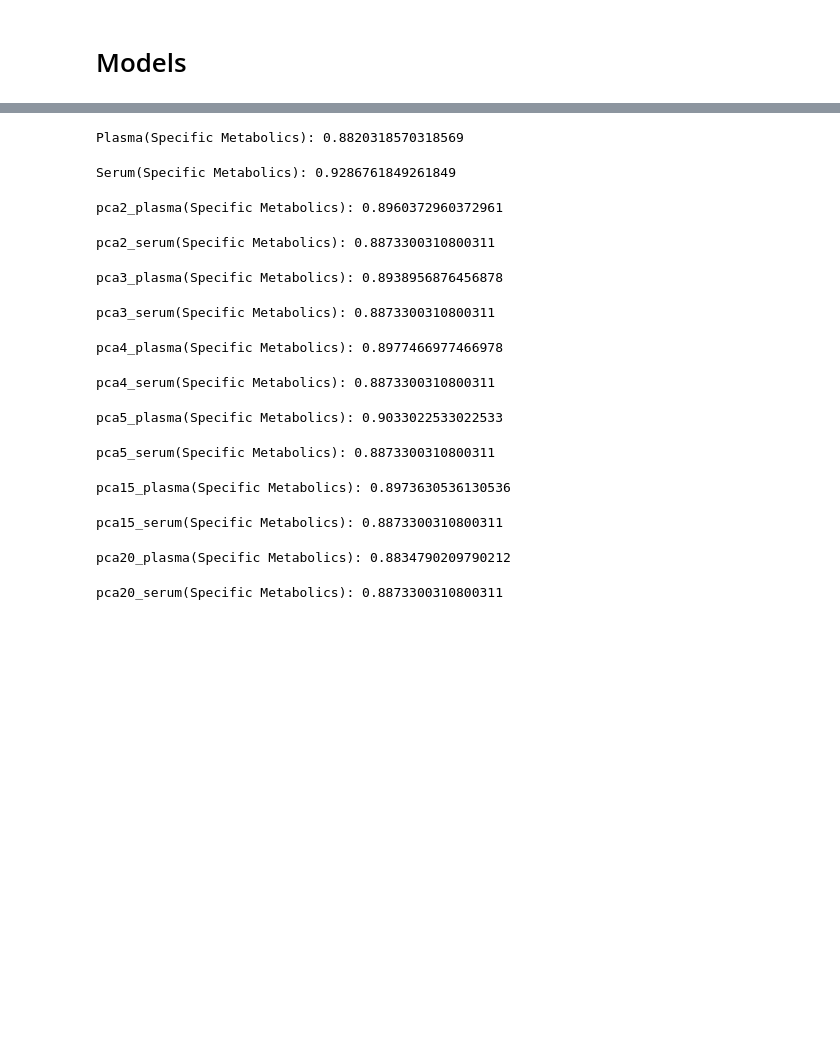
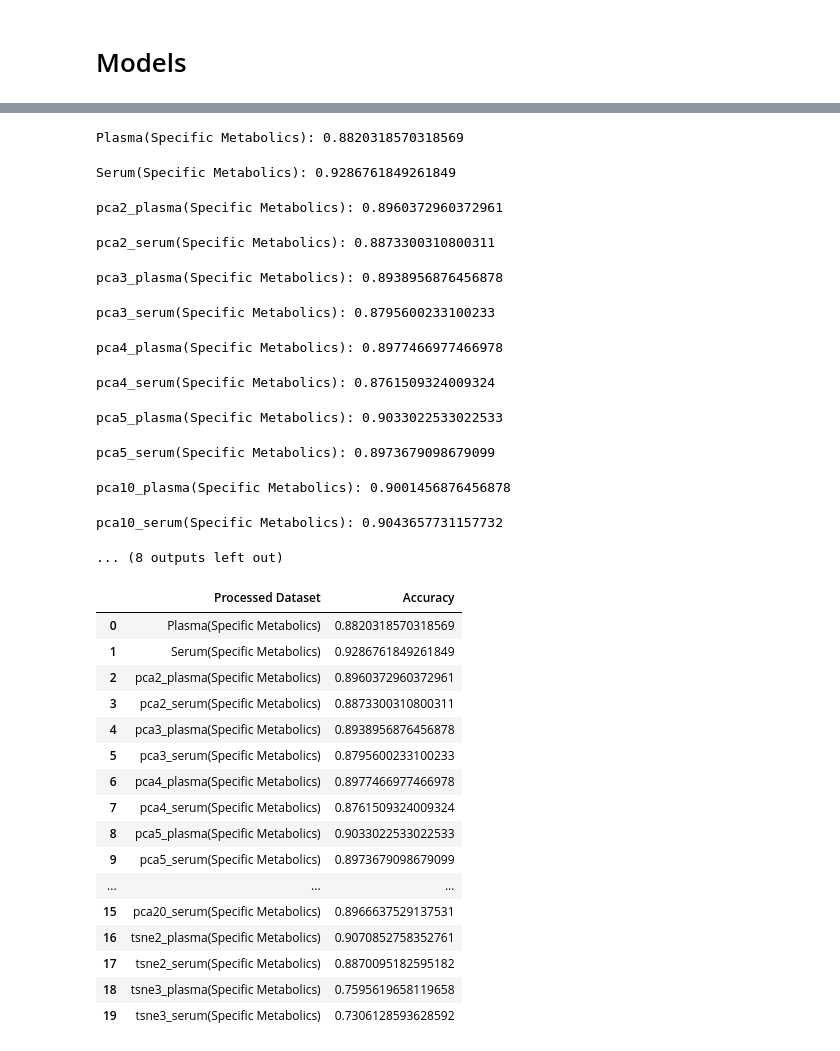
Before and after one commit to utshabkg/lung_cancer_biomarker, a Jupyter notebook: specific_metabolics_accuracy.ipynb, the cells around one changed output, grey strips where cells are left out. Cells and saved outputs as stored; diff of their text form; code cells hidden in the pictures; blank space fills up the shorter version.

```diff
--- a/specific_metabolics_accuracy.ipynb
+++ b/specific_metabolics_accuracy.ipynb
@@ -317,13 +330,16 @@ dtype: object
 # plasma
 # %%
 accuracy = []
-for k in [0, 2, 3, 4, 5, 15, 20]:
+for k in [0, 2, 3, 4, 5, 10, 15, 20, 22, 23]:
     if k==0:
         name = ['Plasma(Specific Metabolics)', 'Serum(Specific Metabolics)']
         dfs = [plasma, serum]
+    elif k==22 or k==23:
+        name = [f'tsne{k-20}_plasma(Specific Metabolics)', f'tsne{k-20}_serum(Specific Metabolics)']
+        dfs = [vars()[f'tsne{k-20}_plasma_df'], vars()[f'tsne{k-20}_serum_df']]
     else:
         name = [f'pca{k}_plasma(Specific Metabolics)', f'pca{k}_serum(Specific Metabolics)']
-        dfs = [vars()[f'pca{k}_plasma_df'], vars()[f'pca2_serum_df']]
+        dfs = [vars()[f'pca{k}_plasma_df'], vars()[f'pca{k}_serum_df']]
 
     random_state = 42
 
@@ -355,16 +371,34 @@ Serum(Specific Metabolics): 0.9286761849261849
 pca2_plasma(Specific Metabolics): 0.8960372960372961
 pca2_serum(Specific Metabolics): 0.8873300310800311
 pca3_plasma(Specific Metabolics): 0.8938956876456878
-pca3_serum(Specific Metabolics): 0.8873300310800311
+pca3_serum(Specific Metabolics): 0.8795600233100233
 pca4_plasma(Specific Metabolics): 0.8977466977466978
-pca4_serum(Specific Metabolics): 0.8873300310800311
+pca4_serum(Specific Metabolics): 0.8761509324009324
 pca5_plasma(Specific Metabolics): 0.9033022533022533
-pca5_serum(Specific Metabolics): 0.8873300310800311
+pca5_serum(Specific Metabolics): 0.8973679098679099
-pca15_plasma(Specific Metabolics): 0.8973630536130536
+pca10_plasma(Specific Metabolics): 0.9001456876456878
-pca15_serum(Specific Metabolics): 0.8873300310800311
+pca10_serum(Specific Metabolics): 0.9043657731157732
-pca20_plasma(Specific Metabolics): 0.8834790209790212
+... (8 outputs left out)
-pca20_serum(Specific Metabolics): 0.8873300310800311
 # %%
 accuracy_df = pd.DataFrame(accuracy, columns=['Processed Dataset', 'Accuracy'])
 # %%
 accuracy_df.to_csv('accuracy/accuracy_Specific Metabolics.csv')
+accuracy_df
+# %% [output]
+|  | Processed Dataset | Accuracy |
+| 0 | Plasma(Specific Metabolics) | 0.8820318570318569 |
+| 1 | Serum(Specific Metabolics) | 0.9286761849261849 |
+| 2 | pca2_plasma(Specific Metabolics) | 0.8960372960372961 |
+| 3 | pca2_serum(Specific Metabolics) | 0.8873300310800311 |
+| 4 | pca3_plasma(Specific Metabolics) | 0.8938956876456878 |
+| 5 | pca3_serum(Specific Metabolics) | 0.8795600233100233 |
+| 6 | pca4_plasma(Specific Metabolics) | 0.8977466977466978 |
+| 7 | pca4_serum(Specific Metabolics) | 0.8761509324009324 |
+| 8 | pca5_plasma(Specific Metabolics) | 0.9033022533022533 |
+| 9 | pca5_serum(Specific Metabolics) | 0.8973679098679099 |
+| ... | ... | ... |
+| 15 | pca20_serum(Specific Metabolics) | 0.8966637529137531 |
+| 16 | tsne2_plasma(Specific Metabolics) | 0.9070852758352761 |
+| 17 | tsne2_serum(Specific Metabolics) | 0.8870095182595182 |
+| 18 | tsne3_plasma(Specific Metabolics) | 0.7595619658119658 |
+| 19 | tsne3_serum(Specific Metabolics) | 0.7306128593628592 |
```
Also changed, not shown: parts of 9 cells of this notebook, 4 other files.
